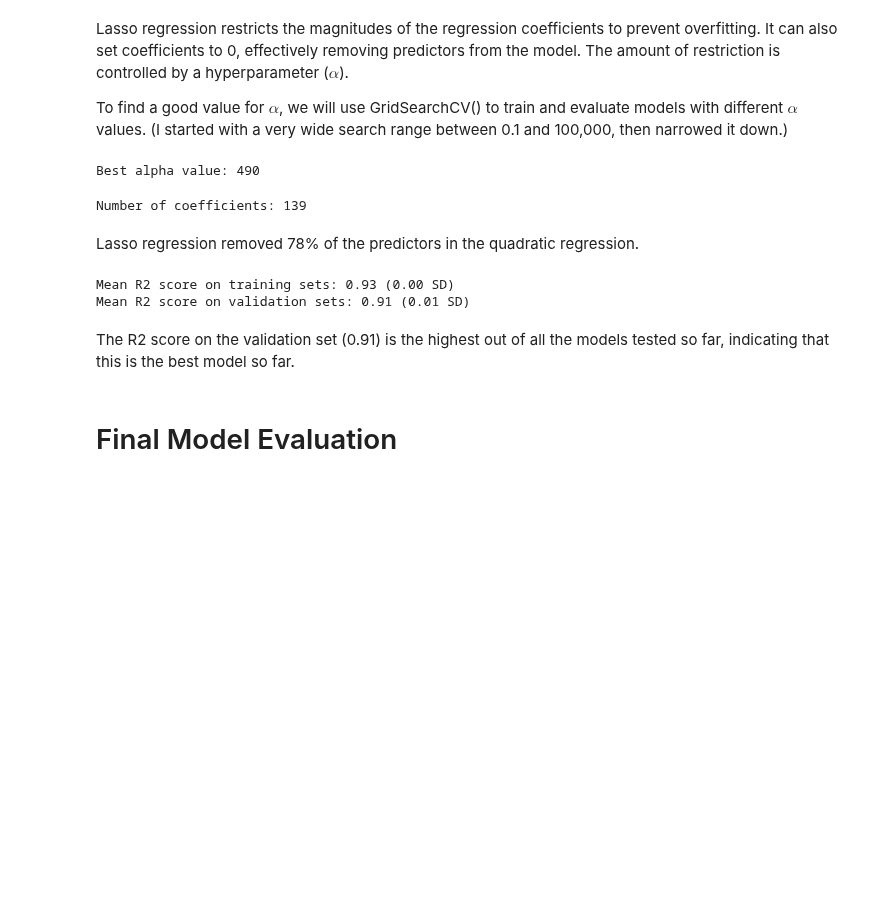
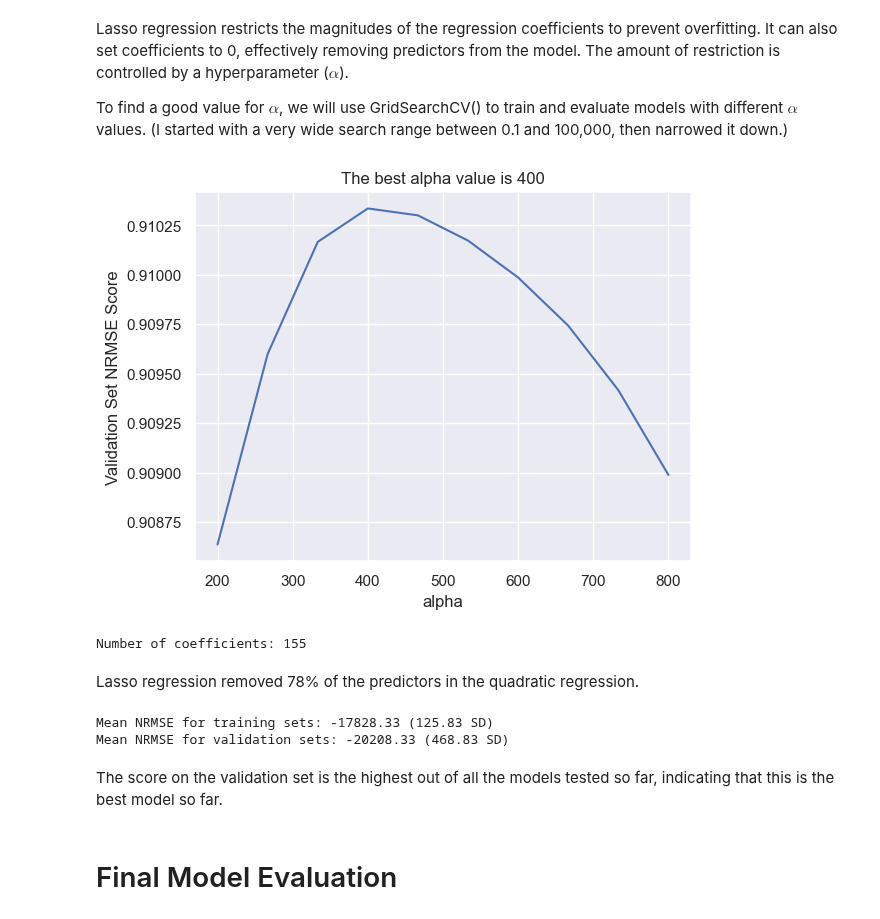
Before and after one commit to blue-fish-0/Data-Analytics-Projects, a Jupyter notebook: House Prices Prediction/house-prices-prediction.ipynb, the cells around one changed output. Saved outputs shown, nothing was run; the diff lists cells and outputs as text; code cells hidden in the pictures; blank space fills up the shorter version.

```diff
--- a/House Prices Prediction/house-prices-prediction.ipynb
+++ b/House Prices Prediction/house-prices-prediction.ipynb
@@ -226,13 +233,13 @@ In other words, on average, the model predicts 87% of the variation in the price
 # %% [markdown]
 To increase model complexity, I will add second-order predictors that are powers and products of the original predictors.
 # %%
-quadratic_regression = \
+quadratic = \
 make_pipeline(data_processing,
               PolynomialFeatures(degree=2),
               LinearRegression())
 # %%
-quadratic_train = quadratic_regression.fit(X_train, y_train)
-quadratic_model = quadratic_train.named_steps["linearregression"]
+quadratic.fit(X_train, y_train)
+quadratic_model = quadratic["linearregression"]
 num_coef = len(quadratic_model.coef_[quadratic_model.coef_ != 0])
 print("Number of coefficients: %i" % num_coef)
 # %% [output]
@@ -253,15 +260,25 @@ Lasso regression restricts the magnitudes of the regression coefficients to prev
 
 To find a good value for $\alpha$, we will use GridSearchCV() to train and evaluate models with different $\alpha$ values. (I started with a very wide search range between 0.1 and 100,000, then narrowed it down.)
 # %%
-param_grid = {'alpha': [460, 470, 480, 490, 500]}
-lasso_search = make_pipeline(data_processing,
-                             PolynomialFeatures(degree=2),
-                             GridSearchCV(Lasso(), param_grid, cv=5))
+param_grid = {'alpha': np.linspace(200, 800, num=10)}
+search = make_pipeline(data_processing,
+                       PolynomialFeatures(degree=2),
+                       GridSearchCV(Lasso(), param_grid, cv=5))
 
-lasso_search_train = lasso_search.fit(X_train, y_train)
-lasso_search_model = lasso_search_train.named_steps["gridsearchcv"]
-best_alpha = lasso_search_model.best_params_["alpha"]
-print("Best alpha value: %i" % best_alpha)
+search.fit(X_train, y_train)
+search_model = search["gridsearchcv"]
+best_alpha = search_model.best_params_["alpha"]
+mean_test_scores = search_model.cv_results_["mean_test_score"]
+alpha_vs_NRMSE = pd.DataFrame(mean_test_scores, param_grid["alpha"])
-# %% [output]
-Best alpha value: 490
+# %%
+fig, ax = plt.subplots()
+ax.plot(alpha_vs_NRMSE)
+ax.ticklabel_format(useOffset=False)
+
+plt.title("The best alpha value is %i" % best_alpha)
+plt.xlabel("alpha")
+plt.ylabel("Validation Set NRMSE Score")
+plt.show()
+# %% [output]
+[figure, added]
 # %%
@@ -271,19 +288,19 @@ lasso_regression = make_pipeline(data_processing,
 # %%
-lasso_train = lasso_regression.fit(X_train, y_train)
-lasso_model = lasso_train.named_steps["lasso"]
+lasso.fit(X_train, y_train)
+lasso_model = lasso["lasso"]
 num_coef = len(lasso_model.coef_[lasso_model.coef_ != 0])
 print("Number of coefficients: %i" % num_coef)
 # %% [output]
-Number of coefficients: 139
+Number of coefficients: 155
 # %% [markdown]
 Lasso regression removed 78% of the predictors in the quadratic regression.
 # %%
-regression_scores(lasso_regression)
+regression_scores(lasso)
 # %% [output]
-Mean R2 score on training sets: 0.93 (0.00 SD)
-Mean R2 score on validation sets: 0.91 (0.01 SD)
+Mean NRMSE for training sets: -17828.33 (125.83 SD)
+Mean NRMSE for validation sets: -20208.33 (468.83 SD)
 # %% [markdown]
-The R2 score on the validation set (0.91) is the highest out of all the models tested so far, indicating that this is the best model so far.
+The score on the validation set is the highest out of all the models tested so far, indicating that this is the best model so far.
 # %% [markdown]
 # Final Model Evaluation
 # %% [markdown]
```
Also changed, not shown: parts of 18 cells of this notebook.
